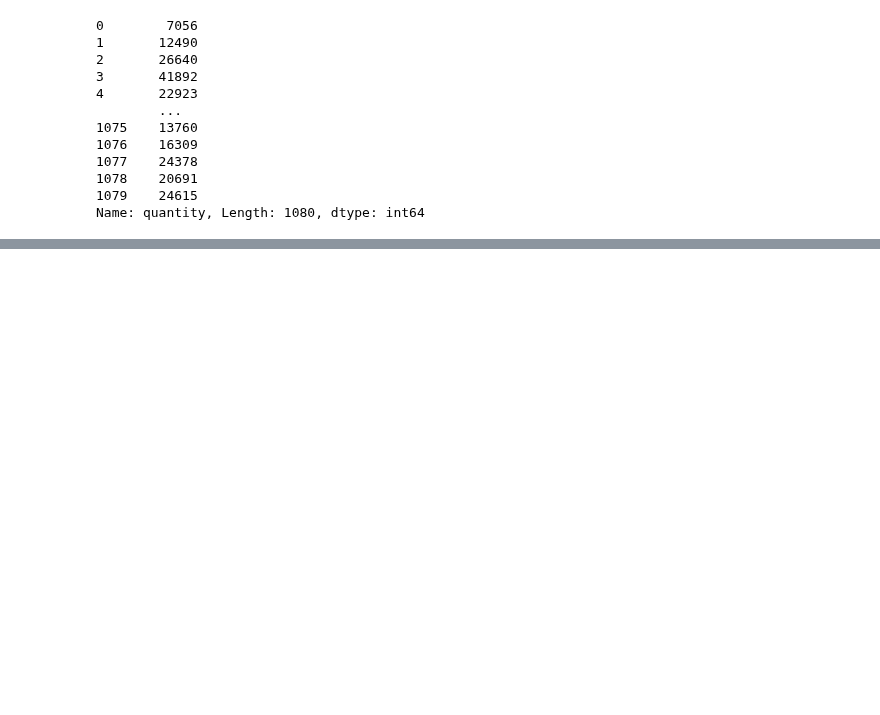
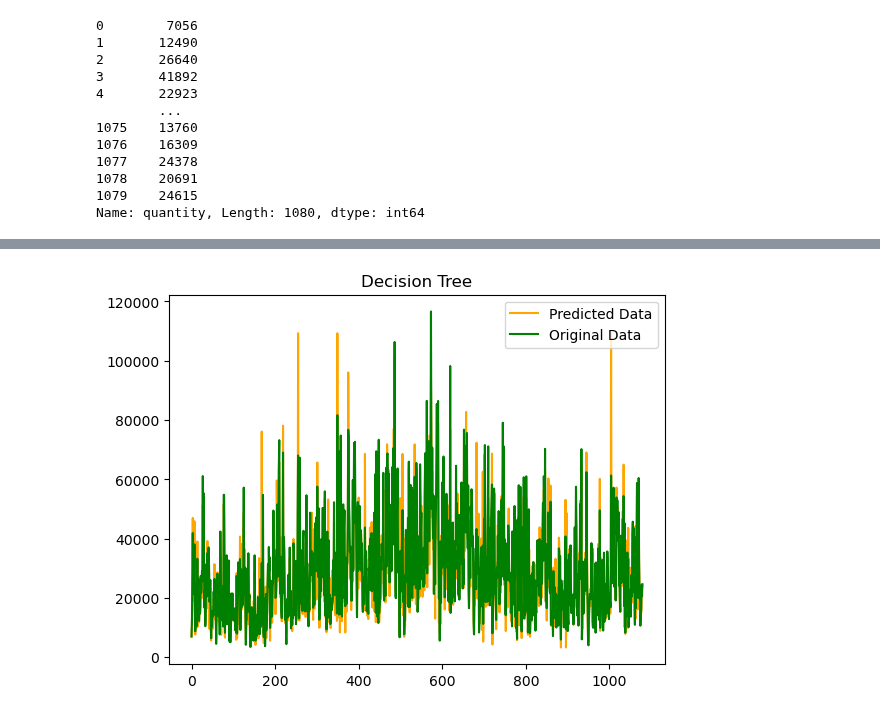
Before and after one commit to sachinsatyapira/Soft_drinkSales_predication, a Jupyter notebook: DecisionTreeRegressor.ipynb, the cells around one changed output, grey strips where cells are left out. Saved outputs shown, nothing was run; the diff lists cells and outputs as text; code cells hidden in the pictures; blank space fills up the shorter version.

```diff
--- a/DecisionTreeRegressor.ipynb
+++ b/DecisionTreeRegressor.ipynb
@@ -219,10 +219,12 @@ plot_array(y_test.to_numpy()[:], 'Original Values','red')
 # %%
 def plot_array(title,array1,label1,color1,array2,label2,color2):
     plt.plot(array1, color1, label=label1 )
     plt.plot(array2,color2,label=label2 )
     plt.title(title)
     plt.legend()
     plt.show()
 
 
-plot_array('Random Forest',predictionArray[0:50],'Predicted Data', 'orange',y_test.to_numpy()[0:50],"Original Data",'green')
+plot_array('Decision Tree',predictionArray[0:],'Predicted Data', 'orange',y_test.to_numpy()[0:],"Original Data",'green')
+# %% [output]
+[figure, added]
```
Also changed, not shown: parts of 4 cells of this notebook, 7 other files.
